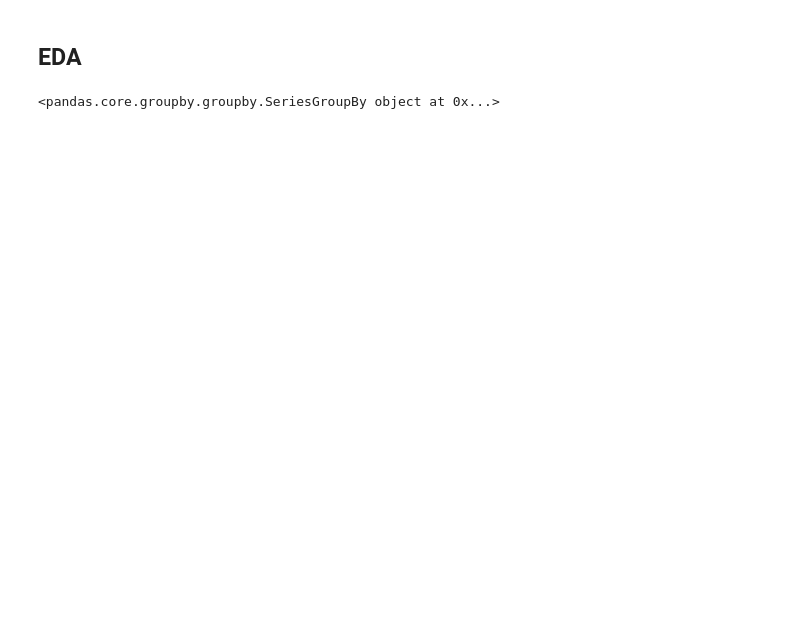
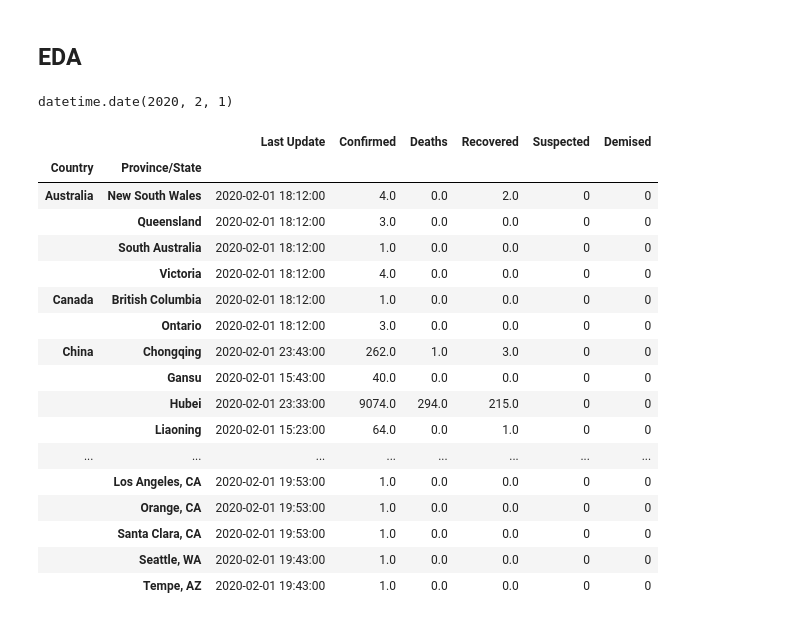
Before and after one commit to Bohan-S/Coronavirus-Analysis, a Jupyter notebook: EDA.ipynb, the cells around one changed output. Drawn from its saved outputs; the diff is of its cells as text; code cells hidden in the pictures; blank space fills up the shorter version.

```diff
--- a/EDA.ipynb
+++ b/EDA.ipynb
@@ -71,6 +83,6 @@ array(['Mainland China', 'Hong Kong', 'Taiwan', 'Macau', 'US', 'Japan',
 # %%
-data[data['Country'] == 'Mainland China'] = 'China'
-data[data['Country'] == 'US'] = 'United States'
+data.loc[data['Country'] == 'Mainland China','Country'] = 'China'
+data.loc[data['Country'] == 'US','Country'] = 'United States'
 # %%
 data['Country'].unique()
 # %% [output]
@@ -82,0 +109,4 @@ array(['China', 'Hong Kong', 'Taiwan', 'Macau', 'United States', 'Japan',
+# %%
+data[data['Province/State'] == 'China'] = 'NaN'
+data[data['Province/State'] == 'United States'] = 'NaN'
+data[data['Province/State'] == None] = 'NaN'
@@ -87,4 +129,27 @@ array(['China', 'Hong Kong', 'Taiwan', 'Macau', 'United States', 'Japan',
-# %%
-confirmed_case_by_country
-# %% [output]
-<pandas.core.groupby.groupby.SeriesGroupBy object at 0x...>
+# %%
+date_exist[0]
+# %% [output]
+datetime.date(2020, 2, 1)
+# %%
+latest_update = data.loc[data['Last Update'].dt.date == date_exist[0]]
+# %%
+latest_update.groupby(['Country','Province/State']).sum()
+# %% [output]
+|  |  | Last Update | Confirmed | Deaths | Recovered | Suspected | Demised |
+| Country | Province/State |  |  |  |  |  |  |
+| Australia | New South Wales | 2020-02-01 18:12:00 | 4.0 | 0.0 | 2.0 | 0 | 0 |
+|  | Queensland | 2020-02-01 18:12:00 | 3.0 | 0.0 | 0.0 | 0 | 0 |
+|  | South Australia | 2020-02-01 18:12:00 | 1.0 | 0.0 | 0.0 | 0 | 0 |
+|  | Victoria | 2020-02-01 18:12:00 | 4.0 | 0.0 | 0.0 | 0 | 0 |
+| Canada | British Columbia | 2020-02-01 18:12:00 | 1.0 | 0.0 | 0.0 | 0 | 0 |
+|  | Ontario | 2020-02-01 18:12:00 | 3.0 | 0.0 | 0.0 | 0 | 0 |
+| China | Chongqing | 2020-02-01 23:43:00 | 262.0 | 1.0 | 3.0 | 0 | 0 |
+|  | Gansu | 2020-02-01 15:43:00 | 40.0 | 0.0 | 0.0 | 0 | 0 |
+|  | Hubei | 2020-02-01 23:33:00 | 9074.0 | 294.0 | 215.0 | 0 | 0 |
+|  | Liaoning | 2020-02-01 15:23:00 | 64.0 | 0.0 | 1.0 | 0 | 0 |
+| ... | ... | ... | ... | ... | ... | ... | ... |
+|  | Los Angeles, CA | 2020-02-01 19:53:00 | 1.0 | 0.0 | 0.0 | 0 | 0 |
+|  | Orange, CA | 2020-02-01 19:53:00 | 1.0 | 0.0 | 0.0 | 0 | 0 |
+|  | Santa Clara, CA | 2020-02-01 19:53:00 | 1.0 | 0.0 | 0.0 | 0 | 0 |
+|  | Seattle, WA | 2020-02-01 19:43:00 | 1.0 | 0.0 | 0.0 | 0 | 0 |
+|  | Tempe, AZ | 2020-02-01 19:43:00 | 1.0 | 0.0 | 0.0 | 0 | 0 |
```
Also changed, not shown: parts of 10 cells of this notebook.
